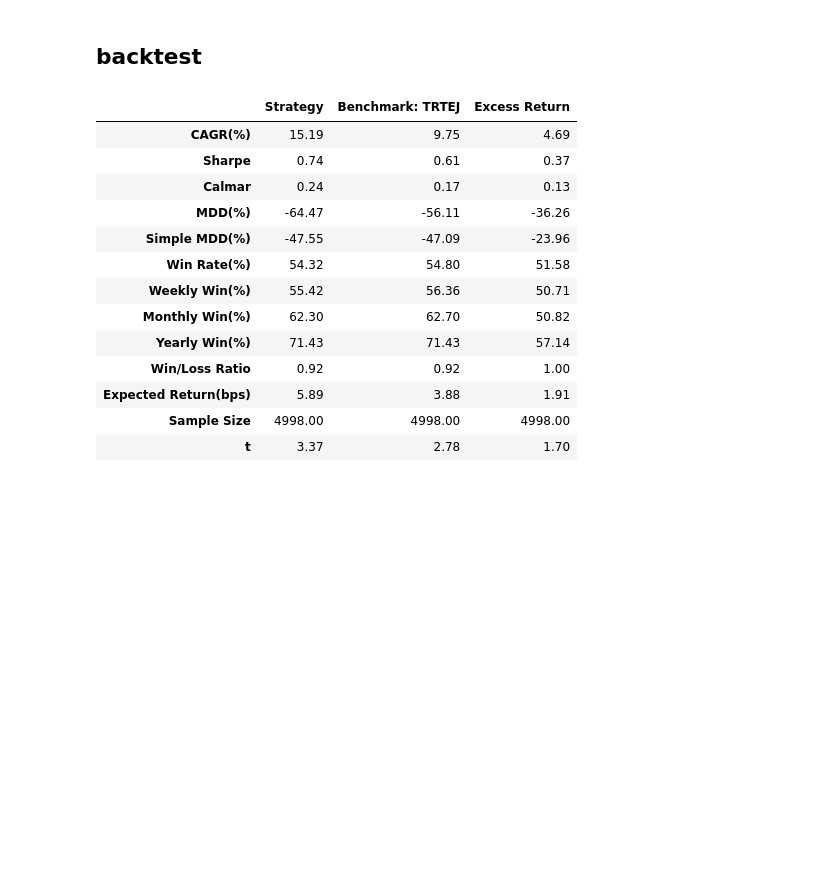
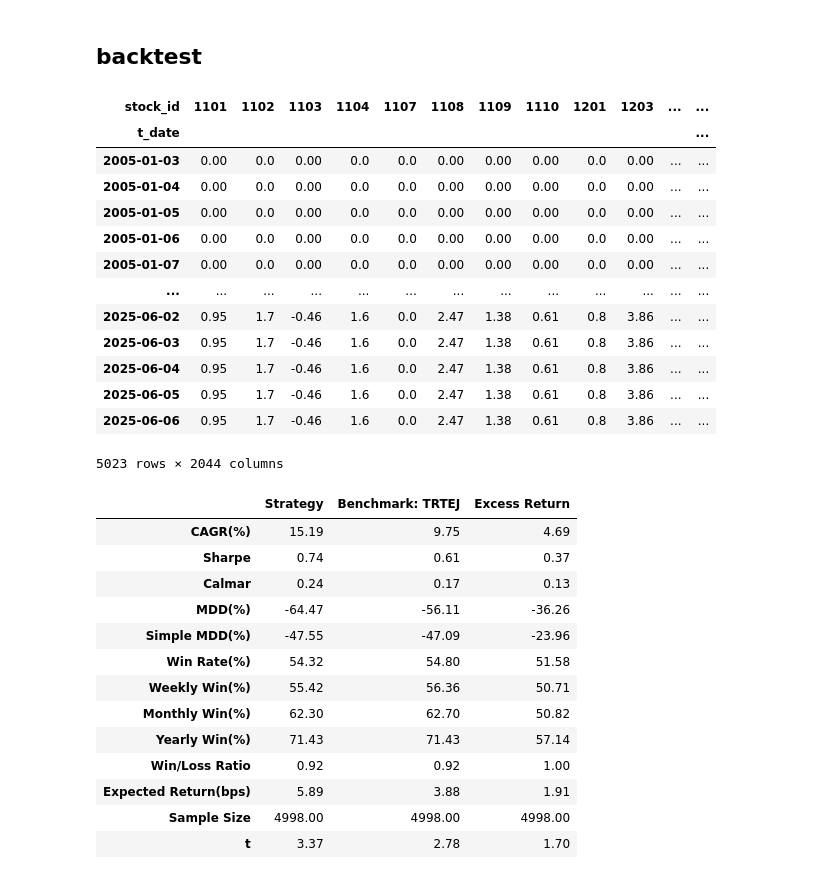
Before and after one commit to DeepLeek-quant/scythe-quant, a Jupyter notebook: examples/examples.ipynb, the cells around one changed output. Drawn from its saved outputs; the diff is of its cells as text; code cells hidden in the pictures; blank space fills up the shorter version.

```diff
--- a/examples/examples.ipynb
+++ b/examples/examples.ipynb
@@ -18,6 +42,23 @@ cf.set_config_file(theme='space')
 DatasetsHandler().update_datasets()
 # %% [markdown]
 ## backtest
+# %%
+sum_dfs()
+# %% [output]
+| stock_id | 1101 | 1102 | 1103 | 1104 | 1107 | 1108 | 1109 | 1110 | 1201 | 1203 | ... | ... |
+| t_date |  |  |  |  |  |  |  |  |  |  |  | ... |
+| 2005-01-03 | 0.00 | 0.0 | 0.00 | 0.0 | 0.0 | 0.00 | 0.00 | 0.00 | 0.0 | 0.00 | ... | ... |
+| 2005-01-04 | 0.00 | 0.0 | 0.00 | 0.0 | 0.0 | 0.00 | 0.00 | 0.00 | 0.0 | 0.00 | ... | ... |
+| 2005-01-05 | 0.00 | 0.0 | 0.00 | 0.0 | 0.0 | 0.00 | 0.00 | 0.00 | 0.0 | 0.00 | ... | ... |
+| 2005-01-06 | 0.00 | 0.0 | 0.00 | 0.0 | 0.0 | 0.00 | 0.00 | 0.00 | 0.0 | 0.00 | ... | ... |
+| 2005-01-07 | 0.00 | 0.0 | 0.00 | 0.0 | 0.0 | 0.00 | 0.00 | 0.00 | 0.0 | 0.00 | ... | ... |
+| ... | ... | ... | ... | ... | ... | ... | ... | ... | ... | ... | ... | ... |
+| 2025-06-02 | 0.95 | 1.7 | -0.46 | 1.6 | 0.0 | 2.47 | 1.38 | 0.61 | 0.8 | 3.86 | ... | ... |
+| 2025-06-03 | 0.95 | 1.7 | -0.46 | 1.6 | 0.0 | 2.47 | 1.38 | 0.61 | 0.8 | 3.86 | ... | ... |
+| 2025-06-04 | 0.95 | 1.7 | -0.46 | 1.6 | 0.0 | 2.47 | 1.38 | 0.61 | 0.8 | 3.86 | ... | ... |
+| 2025-06-05 | 0.95 | 1.7 | -0.46 | 1.6 | 0.0 | 2.47 | 1.38 | 0.61 | 0.8 | 3.86 | ... | ... |
+| 2025-06-06 | 0.95 | 1.7 | -0.46 | 1.6 | 0.0 | 2.47 | 1.38 | 0.61 | 0.8 | 3.86 | ... | ... |
+5023 rows × 2044 columns
 # %%
 data = Databank()
 roe = data['常續ROE'].to_factor().to_rank()
```
Also changed, not shown: parts of 4 cells of this notebook.
